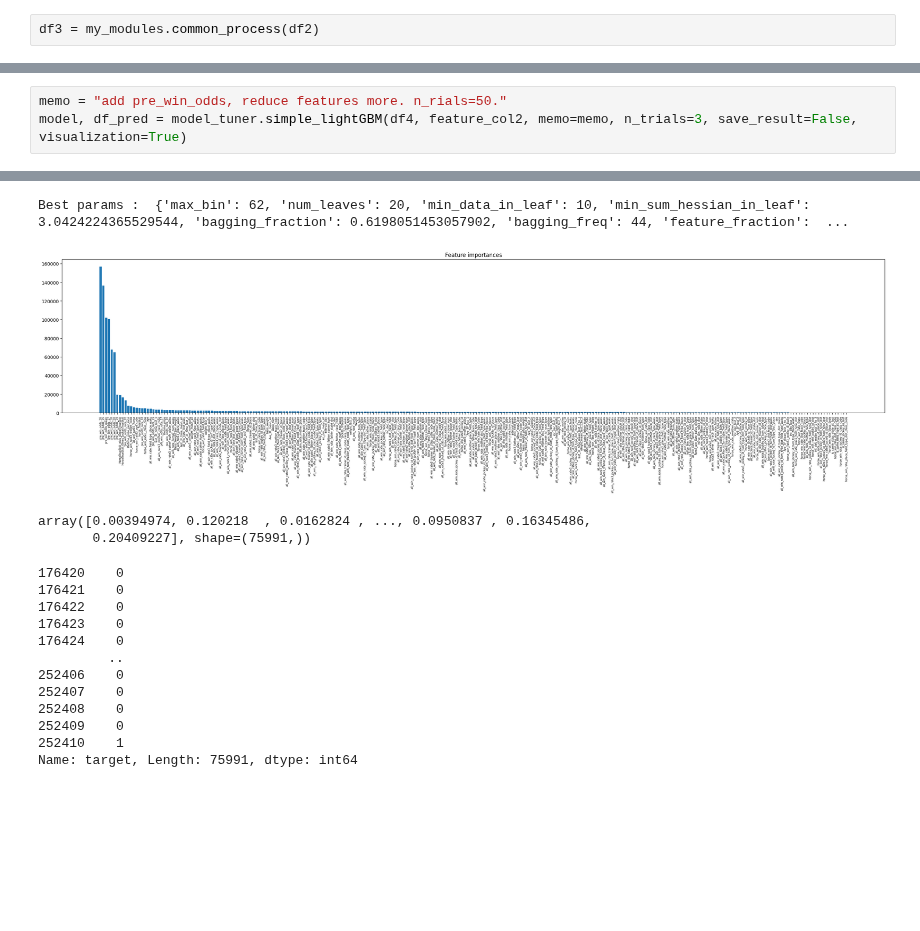
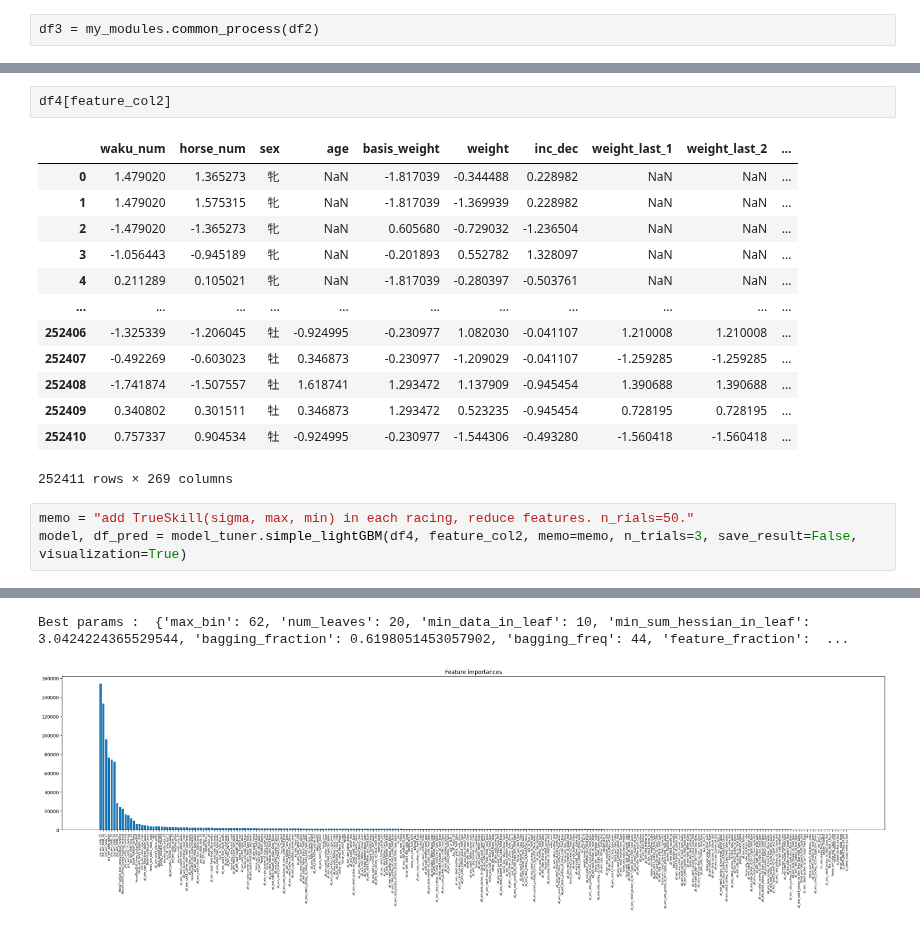
Before and after one commit to NaganagaKen/HORSE_RACING, a Jupyter notebook: Notebook/JV_eda.ipynb, the cells around one changed output, grey strips where cells are left out. Drawn from its saved outputs; the diff is of its cells as text; blank space fills up the shorter version.

```diff
--- a/Notebook/JV_eda.ipynb
+++ b/Notebook/JV_eda.ipynb
@@ -56,4 +68,20 @@ calculating trueskill of jockey is processing
+# %%
+df4[feature_col2]
+# %% [output]
+|  | waku_num | horse_num | sex | age | basis_weight | weight | inc_dec | weight_last_1 | weight_last_2 | ... |
+| 0 | 1.479020 | 1.365273 | 牝 | NaN | -1.817039 | -0.344488 | 0.228982 | NaN | NaN | ... |
+| 1 | 1.479020 | 1.575315 | 牝 | NaN | -1.817039 | -1.369939 | 0.228982 | NaN | NaN | ... |
+| 2 | -1.479020 | -1.365273 | 牝 | NaN | 0.605680 | -0.729032 | -1.236504 | NaN | NaN | ... |
+| 3 | -1.056443 | -0.945189 | 牝 | NaN | -0.201893 | 0.552782 | 1.328097 | NaN | NaN | ... |
+| 4 | 0.211289 | 0.105021 | 牝 | NaN | -1.817039 | -0.280397 | -0.503761 | NaN | NaN | ... |
+| ... | ... | ... | ... | ... | ... | ... | ... | ... | ... | ... |
+| 252406 | -1.325339 | -1.206045 | 牡 | -0.924995 | -0.230977 | 1.082030 | -0.041107 | 1.210008 | 1.210008 | ... |
+| 252407 | -0.492269 | -0.603023 | 牡 | 0.346873 | -0.230977 | -1.209029 | -0.041107 | -1.259285 | -1.259285 | ... |
+| 252408 | -1.741874 | -1.507557 | 牡 | 1.618741 | 1.293472 | 1.137909 | -0.945454 | 1.390688 | 1.390688 | ... |
+| 252409 | 0.340802 | 0.301511 | 牡 | 0.346873 | 1.293472 | 0.523235 | -0.945454 | 0.728195 | 0.728195 | ... |
+| 252410 | 0.757337 | 0.904534 | 牡 | -0.924995 | -0.230977 | -1.544306 | -0.493280 | -1.560418 | -1.560418 | ... |
+252411 rows × 269 columns
 # %%
-memo = "add pre_win_odds, reduce features more. n_rials=50."
+memo = "add TrueSkill(sigma, max, min) in each racing, reduce features. n_rials=50."
 model, df_pred = model_tuner.simple_lightGBM(df4, feature_col2, memo=memo, n_trials=3, save_result=False, visualization=True)
 # %% [output]
@@ -64,18 +92,4 @@ model, df_pred = model_tuner.simple_lightGBM(df4, feature_col2, memo=memo, n_tri
 Best params :  {'max_bin': 62, 'num_leaves': 20, 'min_data_in_leaf': 10, 'min_sum_hessian_in_leaf': 3.0424224365529544, 'bagging_fraction': 0.6198051453057902, 'bagging_freq': 44, 'feature_fraction':  ...
-[figure, old version]
+[figure, new version]
-array([0.00394974, 0.120218  , 0.0162824 , ..., 0.0950837 , 0.16345486,
-       0.20409227], shape=(75991,))
-176420    0
-176421    0
-176422    0
-176423    0
-176424    0
-         ..
-252406    0
-252407    0
-252408    0
-252409    0
-252410    1
-Name: target, Length: 75991, dtype: int64
 # %%
 tmp =  df_pred[["id_for_fold", "horse", "pred"]].sort_values("pred", ascending=False)
```
Also changed, not shown: parts of 13 cells of this notebook, 6 other files.
